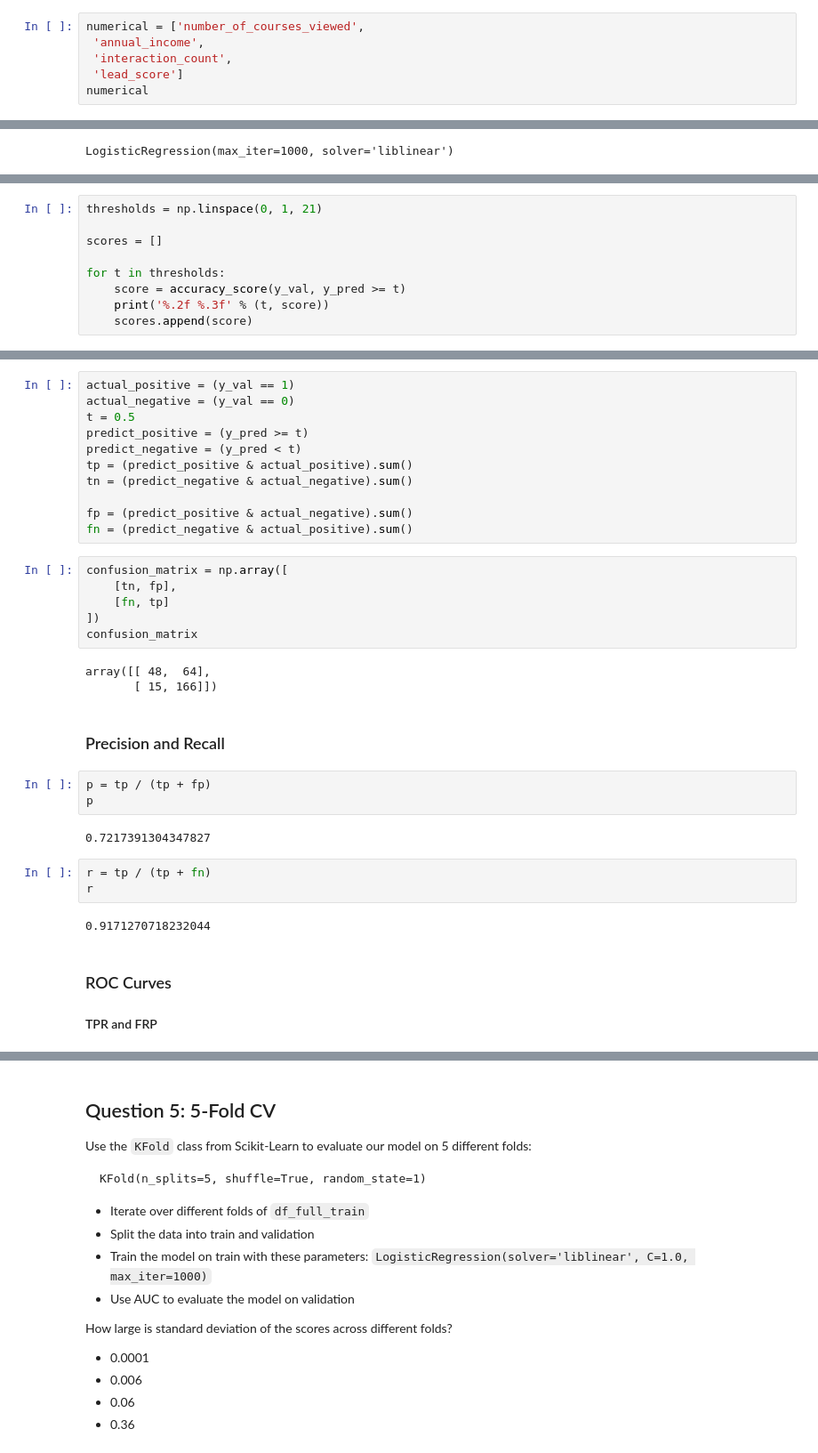
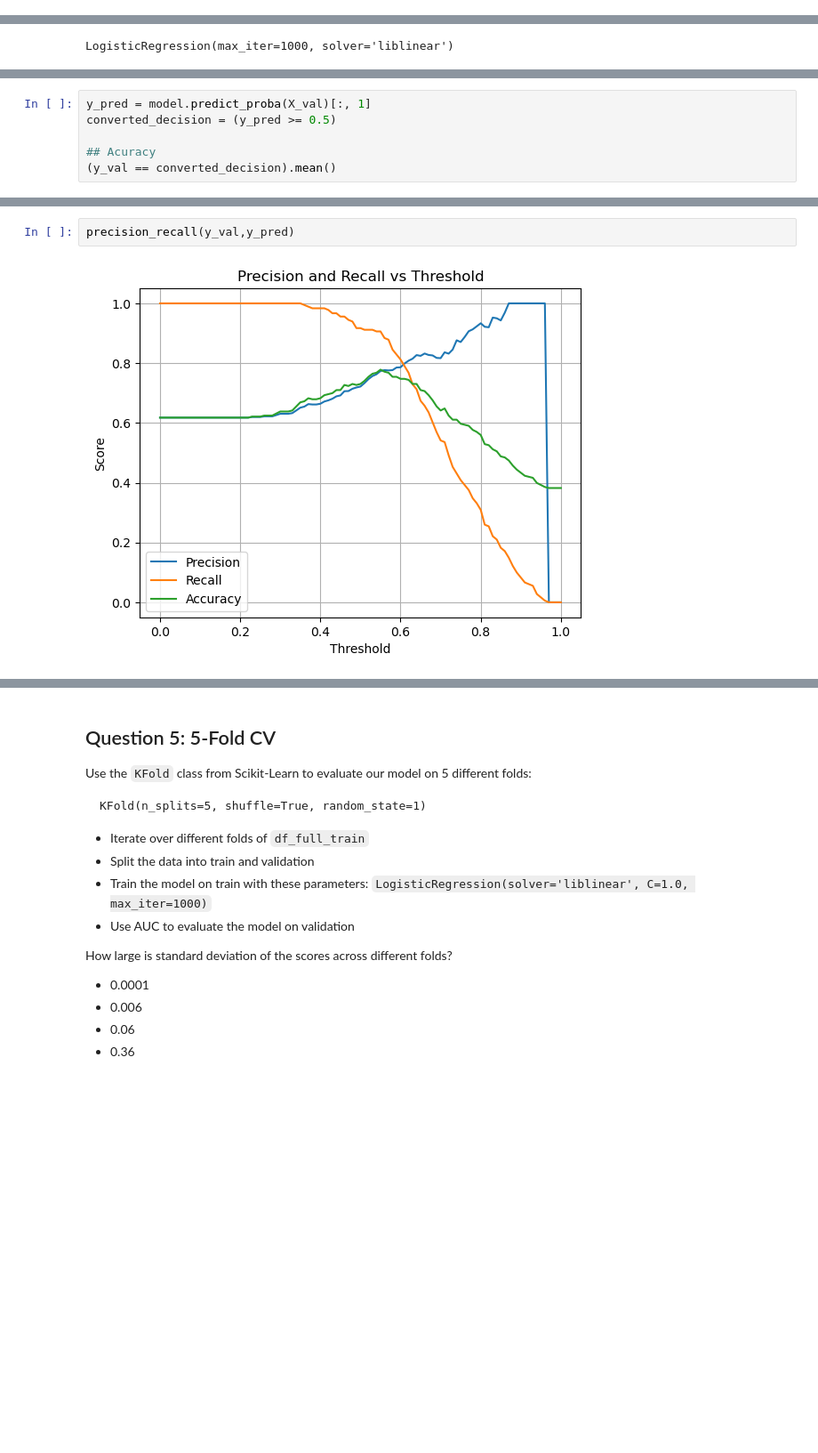
Before and after one commit to rosa-lpz/machine-learning-zoomcamp-homework, a Jupyter notebook: 04-evaluation/homework-04.ipynb, the cells around one changed output, grey strips where cells are left out. Shown at 89% size. Saved outputs shown, nothing was run; the diff lists cells and outputs as text; blank space fills up the shorter version.

```diff
--- a/04-evaluation/homework-04.ipynb
+++ b/04-evaluation/homework-04.ipynb
@@ -148,6 +155,0 @@ numerical =list(df_full_train.select_dtypes(include=['int64','float64']).columns
-# %%
-numerical = ['number_of_courses_viewed',
- 'annual_income',
- 'interaction_count',
- 'lead_score']
-numerical
@@ -265,0 +234,6 @@ AUC: 0.673
+# %%
+y_pred = model.predict_proba(X_val)[:, 1]
+converted_decision = (y_pred >= 0.5)
+
+## Acuracy
+(y_val == converted_decision).mean()
@@ -280,10 +262 @@ At which threshold precision and recall curves intersect?
 * 0.745
-# %%
-thresholds = np.linspace(0, 1, 21)
-
-scores = []
-
-for t in thresholds:
-    score = accuracy_score(y_val, y_pred >= t)
-    print('%.2f %.3f' % (t, score))
-    scores.append(score)
@@ -314,35 +364,4 @@ plt.plot(thresholds, scores)
 # %%
-actual_positive = (y_val == 1)
-actual_negative = (y_val == 0)
-t = 0.5
-predict_positive = (y_pred >= t)
-predict_negative = (y_pred < t)
-tp = (predict_positive & actual_positive).sum()
-tn = (predict_negative & actual_negative).sum()
-
-fp = (predict_positive & actual_negative).sum()
-fn = (predict_negative & actual_positive).sum()
+precision_recall(y_val,y_pred)
+# %% [output]
+[figure, added]
-# %%
-confusion_matrix = np.array([
-    [tn, fp],
-    [fn, tp]
-])
-confusion_matrix
-# %% [output]
-array([[ 48,  64],
-       [ 15, 166]])
-# %% [markdown]
-### Precision and Recall
-# %%
-p = tp / (tp + fp)
-p
-# %% [output]
-0.7217391304347827
-# %%
-r = tp / (tp + fn)
-r
-# %% [output]
-0.9171270718232044
-# %% [markdown]
-### ROC Curves
-#### TPR and FRP
```
Also changed, not shown: parts of 28 cells of this notebook.
